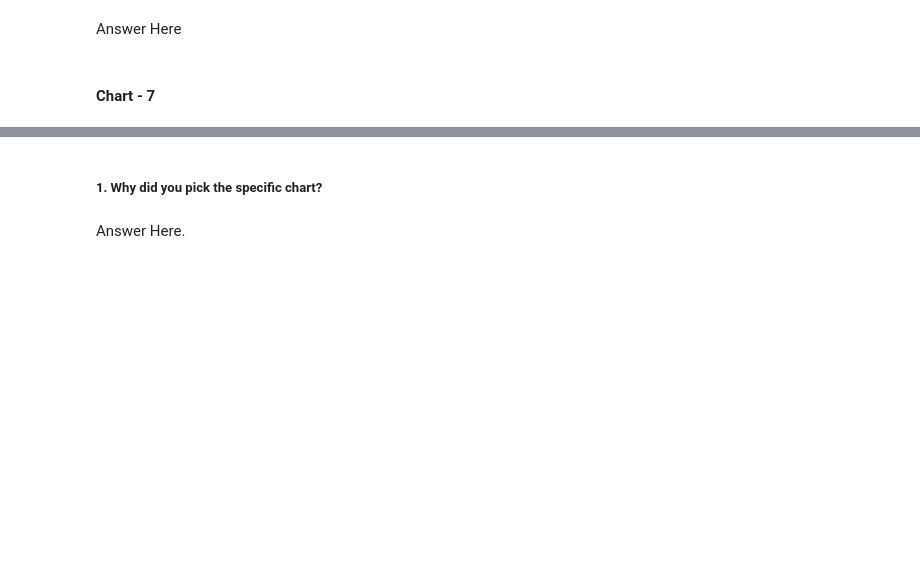
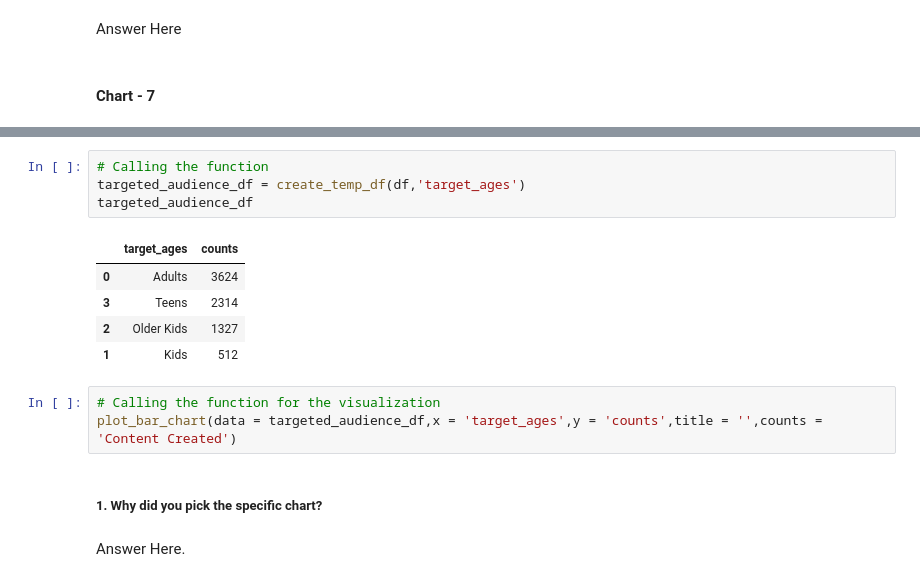
Before and after one commit to thepankaj018/Netflix-Movies-TV-Shows-Clustering, a Jupyter notebook: Netflix_Movies_&_TV_Shows_Clustering.ipynb, the cells around one changed output, grey strips where cells are left out. Cells and saved outputs as stored; diff of their text form; blank space fills up the shorter version.

```diff
--- a/Netflix_Movies_&_TV_Shows_Clustering.ipynb
+++ b/Netflix_Movies_&_TV_Shows_Clustering.ipynb
@@ -551,3 +663,16 @@ Answer Here
+# %%
+# Calling the function
+targeted_audience_df = create_temp_df(df,'target_ages')
+targeted_audience_df
+# %% [output]
+|  | target_ages | counts |
+| 0 | Adults | 3624 |
+| 3 | Teens | 2314 |
+| 2 | Older Kids | 1327 |
+| 1 | Kids | 512 |
+# %%
+# Calling the function for the visualization
+plot_bar_chart(data = targeted_audience_df,x = 'target_ages',y = 'counts',title = '',counts = 'Content Created')
 # %% [markdown]
 ##### 1. Why did you pick the specific chart?
 # %% [markdown]
```
Also changed, not shown: parts of 24 cells of this notebook.
